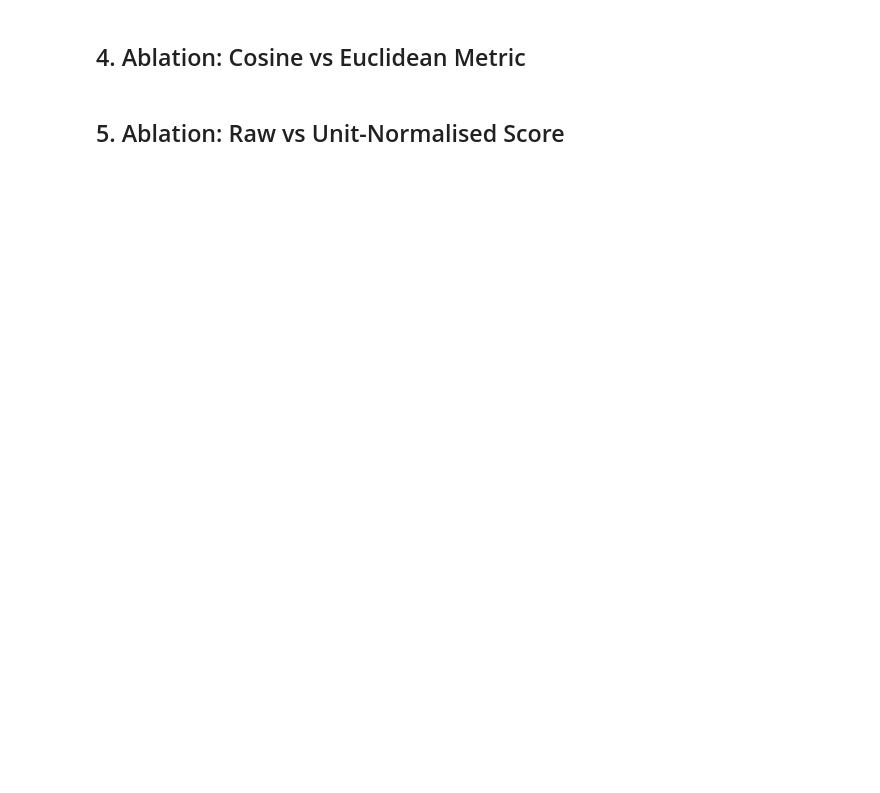
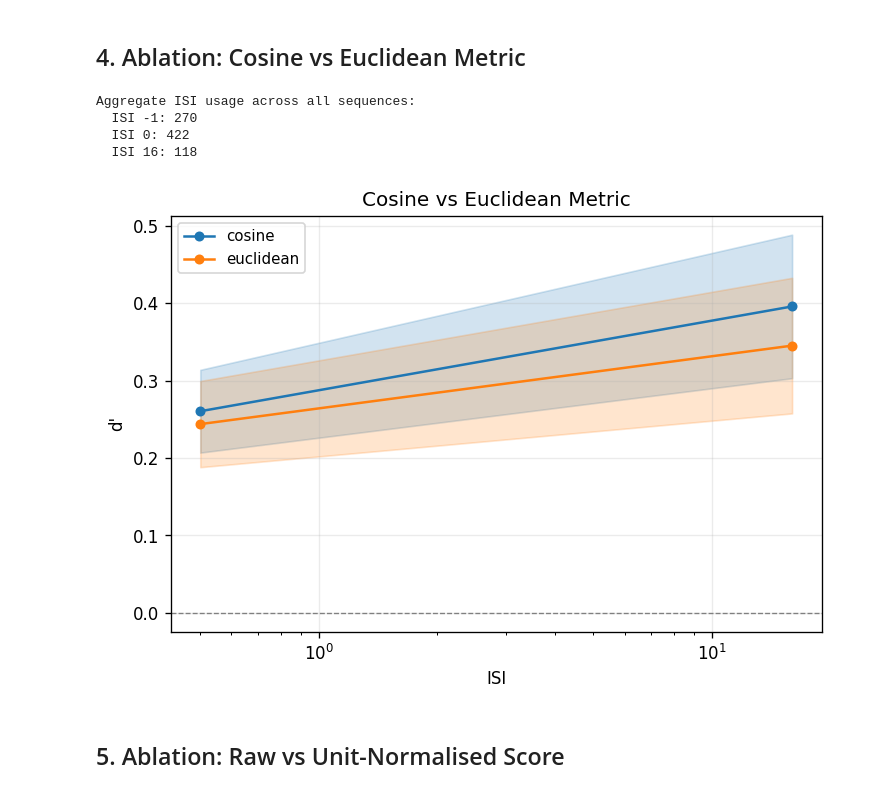
Before and after one commit to bjmedina/memory, a Jupyter notebook: notebooks/2d_guided_drift_sandbox.ipynb, the cells around one changed output. Saved outputs shown, nothing was run; the diff lists cells and outputs as text; code cells hidden in the pictures; blank space fills up the shorter version.

```diff
--- a/notebooks/2d_guided_drift_sandbox.ipynb
+++ b/notebooks/2d_guided_drift_sandbox.ipynb
@@ -125,21 +194,27 @@ plt.show()
 # %%
 # Euclidean metric sweep
 euclidean_sweep = run_2d_isi_sweep(
     sigma0=SIGMA0, sigma=SIGMA,
     drift_step_size=DRIFT_STEP, score_model=adapter_norm,
     X0=X0, name_to_idx=name_to_idx, stimulus_pool=stimulus_pool,
     isi_values=ISI_VALUES, metric='euclidean',
-    n_sequences=10, seq_length=69, min_pairs_per_isi=3,
-    n_mc=16, seed=42,
+    n_sequences=10, seq_length=81, min_pairs_per_isi=5,
+    n_mc=2, seed=42,
 )
 
 fig, ax = plt.subplots(figsize=(7, 4.5))
 plot_dprime_curves({
     'cosine': baseline,
     'euclidean': euclidean_sweep,
 }, title='Cosine vs Euclidean Metric', ax=ax)
 fig.savefig(f'{SAVE_DIR}/metric_ablation.png', dpi=150, bbox_inches='tight')
 plt.show()
+# %% [output]
+Aggregate ISI usage across all sequences:
+  ISI -1: 270
+  ISI 0: 422
+  ISI 16: 118
+[figure, added]
 # %% [markdown]
 ## 5. Ablation: Raw vs Unit-Normalised Score
 # %%
```
Also changed, not shown: parts of 11 cells of this notebook.
